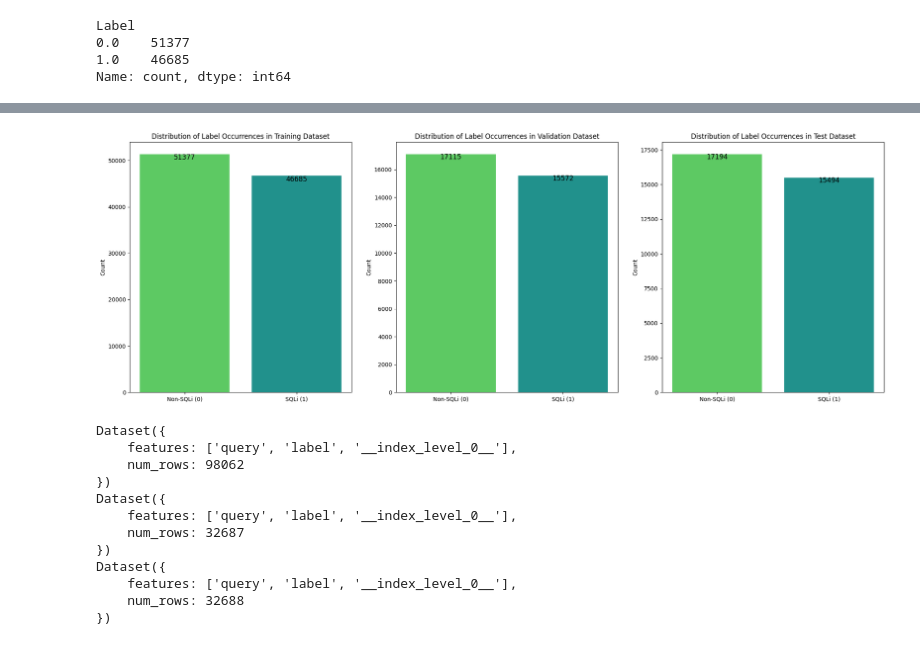
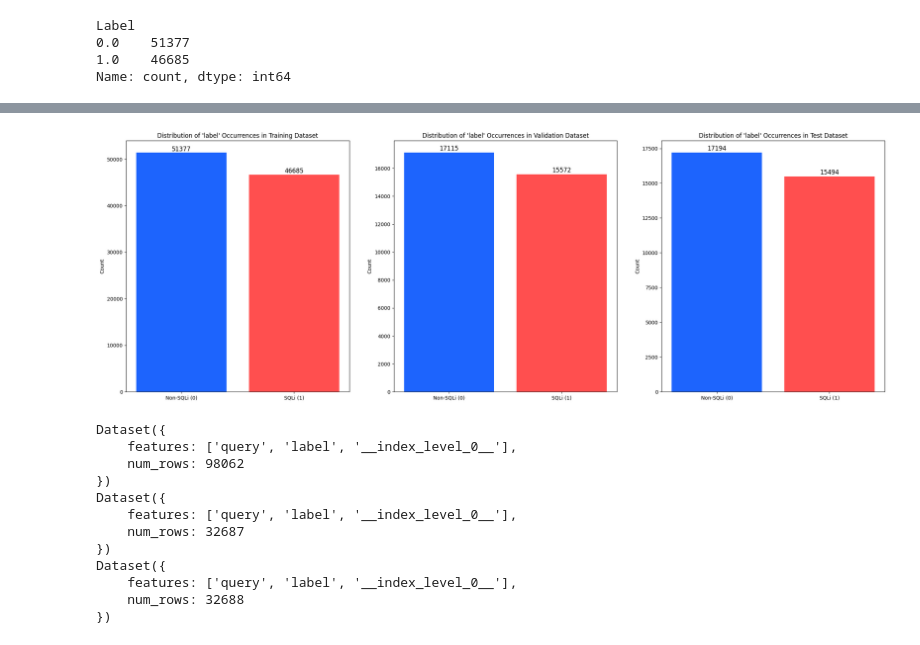
Before and after one commit to viserionnina/bert-sqli-detection, a Jupyter notebook: notebooks/training.ipynb, the cells around one changed output, grey strips where cells are left out. Saved outputs shown, nothing was run; the diff lists cells and outputs as text; code cells hidden in the pictures.

```diff
--- a/notebooks/training.ipynb
+++ b/notebooks/training.ipynb
@@ -130,34 +119,34 @@ label
 Name: count, dtype: int64
 # %%
 # visualization of class distribution (SQLi vs non-SQLi) in the training/validation/test dataset
-fig, ax = plt.subplots(1, 3, figsize=(24, 8))
+fig, ax = plt.subplots(1, 3, figsize=(27, 9)) #rows, columns, figure size
 
 train_counts = train_df['label'].value_counts()
 val_counts = val_df['label'].value_counts()
 test_counts = test_df['label'].value_counts()
 
-ax[0].bar(['Non-SQLi (0)', 'SQLi (1)'], train_counts.values, color=['#5dc963', '#21918c'])
-ax[0].set_title('Distribution of Label Occurrences in Training Dataset')
+ax[0].bar(['Non-SQLi (0)', 'SQLi (1)'], train_counts.values, color=["#1D64FD", "#ff4f4f"])
+ax[0].set_title('Distribution of \'label\' Occurrences in Training Dataset')
 ax[0].set_ylabel('Count')
-ax[0].text(0, train_counts[0] + 50, str(train_counts[0]), ha='center', va='top', fontsize=12)
-ax[0].text(1, train_counts[1] + 50, str(train_counts[1]), ha='center', va='top', fontsize=12)
+ax[0].text(0, train_counts[0] + 50, str(train_counts[0]), ha='center', va='bottom', fontsize=12)
+ax[0].text(1, train_counts[1] + 50, str(train_counts[1]), ha='center', va='bottom', fontsize=12)
 
-ax[1].bar(['Non-SQLi (0)', 'SQLi (1)'], val_counts.values, color=['#5dc963', '#21918c'])
-ax[1].set_title('Distribution of Label Occurrences in Validation Dataset')
+ax[1].bar(['Non-SQLi (0)', 'SQLi (1)'], val_counts.values, color=["#1D64FD", "#ff4f4f"])
+ax[1].set_title('Distribution of \'label\' Occurrences in Validation Dataset')
 ax[1].set_ylabel('Count')
-ax[1].text(0, val_counts[0] + 50, str(val_counts[0]), ha='center', va='top', fontsize=12)
-ax[1].text(1, val_counts[1] + 50, str(val_counts[1]), ha='center', va='top', fontsize=12)
+ax[1].text(0, val_counts[0] + 50, str(val_counts[0]), ha='center', va='bottom', fontsize=12)
+ax[1].text(1, val_counts[1] + 50, str(val_counts[1]), ha='center', va='bottom', fontsize=12)
 
-ax[2].bar(['Non-SQLi (0)', 'SQLi (1)'], test_counts.values, color=['#5dc963', '#21918c'])
-ax[2].set_title('Distribution of Label Occurrences in Test Dataset')
+ax[2].bar(['Non-SQLi (0)', 'SQLi (1)'], test_counts.values, color=["#1D64FD", "#ff4f4f"])
+ax[2].set_title('Distribution of \'label\' Occurrences in Test Dataset')
 ax[2].set_ylabel('Count')
-ax[2].text(0, test_counts[0] + 50, str(test_counts[0]), ha='center', va='top', fontsize=12)
-ax[2].text(1, test_counts[1] + 50, str(test_counts[1]), ha='center', va='top', fontsize=12)
+ax[2].text(0, test_counts[0] + 50, str(test_counts[0]), ha='center', va='bottom', fontsize=12)
+ax[2].text(1, test_counts[1] + 50, str(test_counts[1]), ha='center', va='bottom', fontsize=12)
 
 plt.savefig('../results/label_distribution.png', dpi=300, bbox_inches='tight')
 plt.show()
 # %% [output]
-[figure, old version]
+[figure, new version]
 # %%
 #conversion of datasets to Hugging Face format for easier use with Trainer API
 train_dataset = Dataset.from_pandas(train_df[['query', 'label']])
```
Also changed, not shown: parts of 28 cells of this notebook, 4 other files.
